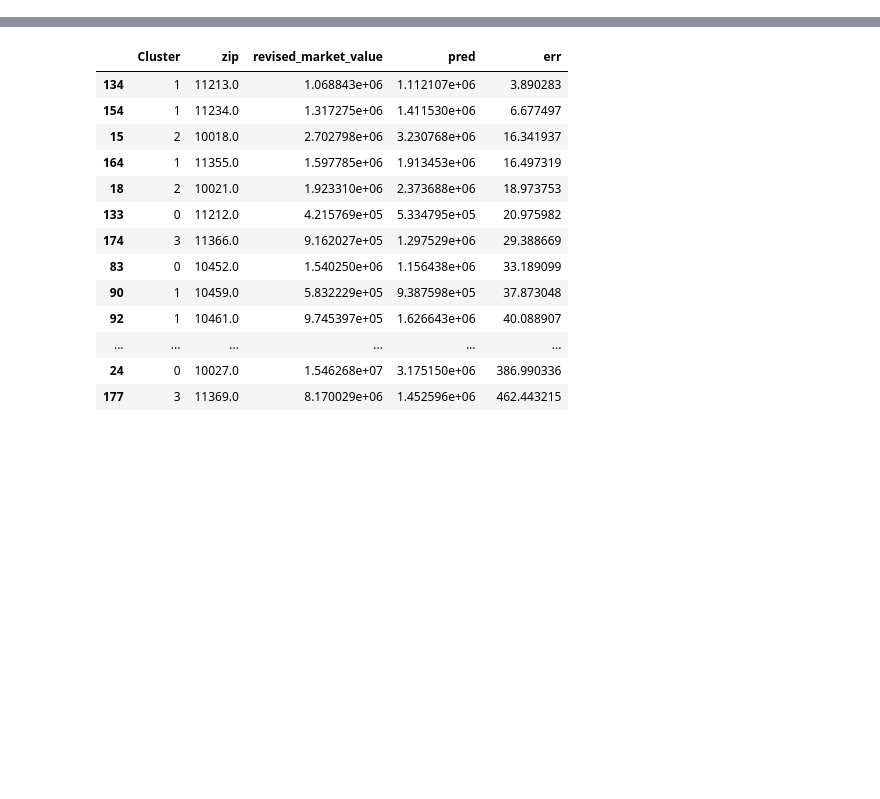
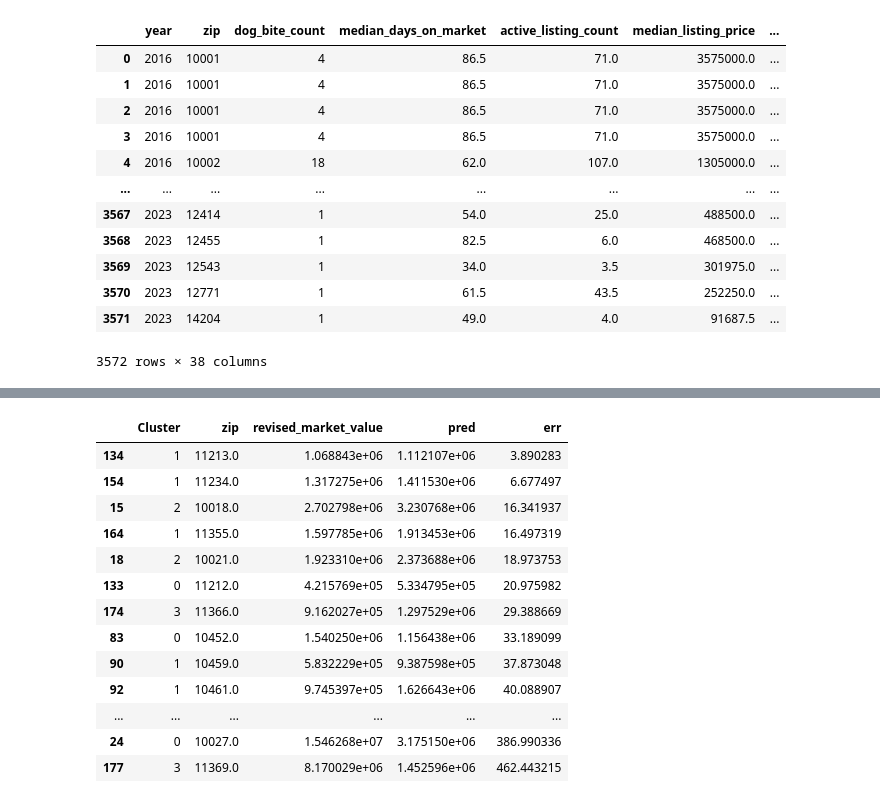
Before and after one commit to kellerl7/Capstone, a Jupyter notebook: notebooks/Supervised.ipynb, the cells around one changed output, grey strips where cells are left out. Drawn from its saved outputs; the diff is of its cells as text; code cells hidden in the pictures; blank space fills up the shorter version.

```diff
--- a/notebooks/Supervised.ipynb
+++ b/notebooks/Supervised.ipynb
@@ -6 +8,20 @@ df = pd.read_csv('../Unsupervised/zips_with_clusters.csv')
+# %%
+extra_columns = list(set(other_df.columns) - set(df.columns))
+arrest_features = ['law_cat_cd', 'arrest_count']
+dog_bit_features = ['dog_bit_count']
+other_df
+# %% [output]
+|  | year | zip | dog_bite_count | median_days_on_market | active_listing_count | median_listing_price | ... |
+| 0 | 2016 | 10001 | 4 | 86.5 | 71.0 | 3575000.0 | ... |
+| 1 | 2016 | 10001 | 4 | 86.5 | 71.0 | 3575000.0 | ... |
+| 2 | 2016 | 10001 | 4 | 86.5 | 71.0 | 3575000.0 | ... |
+| 3 | 2016 | 10001 | 4 | 86.5 | 71.0 | 3575000.0 | ... |
+| 4 | 2016 | 10002 | 18 | 62.0 | 107.0 | 1305000.0 | ... |
+| ... | ... | ... | ... | ... | ... | ... | ... |
+| 3567 | 2023 | 12414 | 1 | 54.0 | 25.0 | 488500.0 | ... |
+| 3568 | 2023 | 12455 | 1 | 82.5 | 6.0 | 468500.0 | ... |
+| 3569 | 2023 | 12543 | 1 | 34.0 | 3.5 | 301975.0 | ... |
+| 3570 | 2023 | 12771 | 1 | 61.5 | 43.5 | 252250.0 | ... |
+| 3571 | 2023 | 14204 | 1 | 49.0 | 4.0 | 91687.5 | ... |
+3572 rows × 38 columns
 # %%
```
Also changed, not shown: parts of 6 cells of this notebook, 2 other files.
